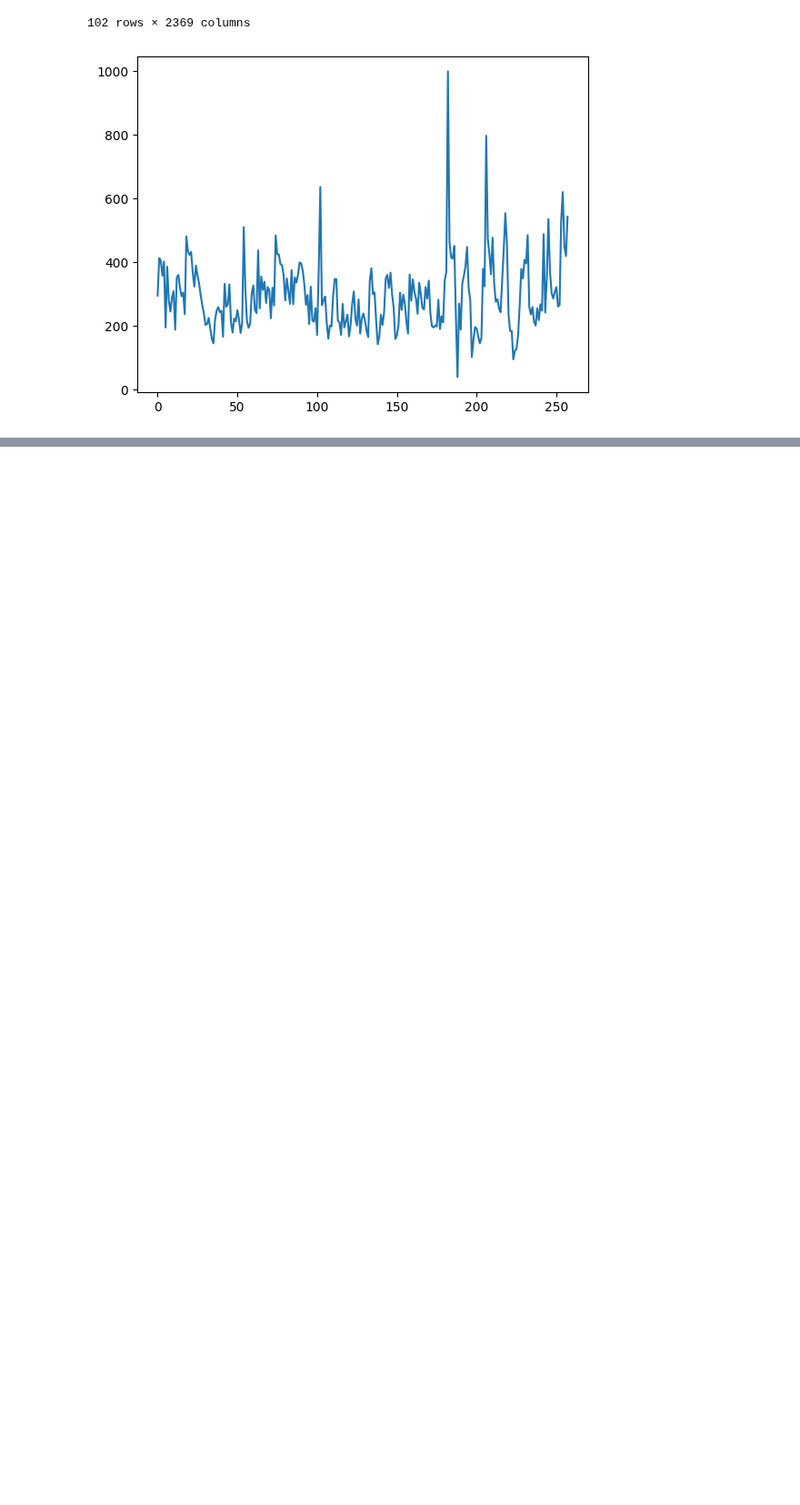
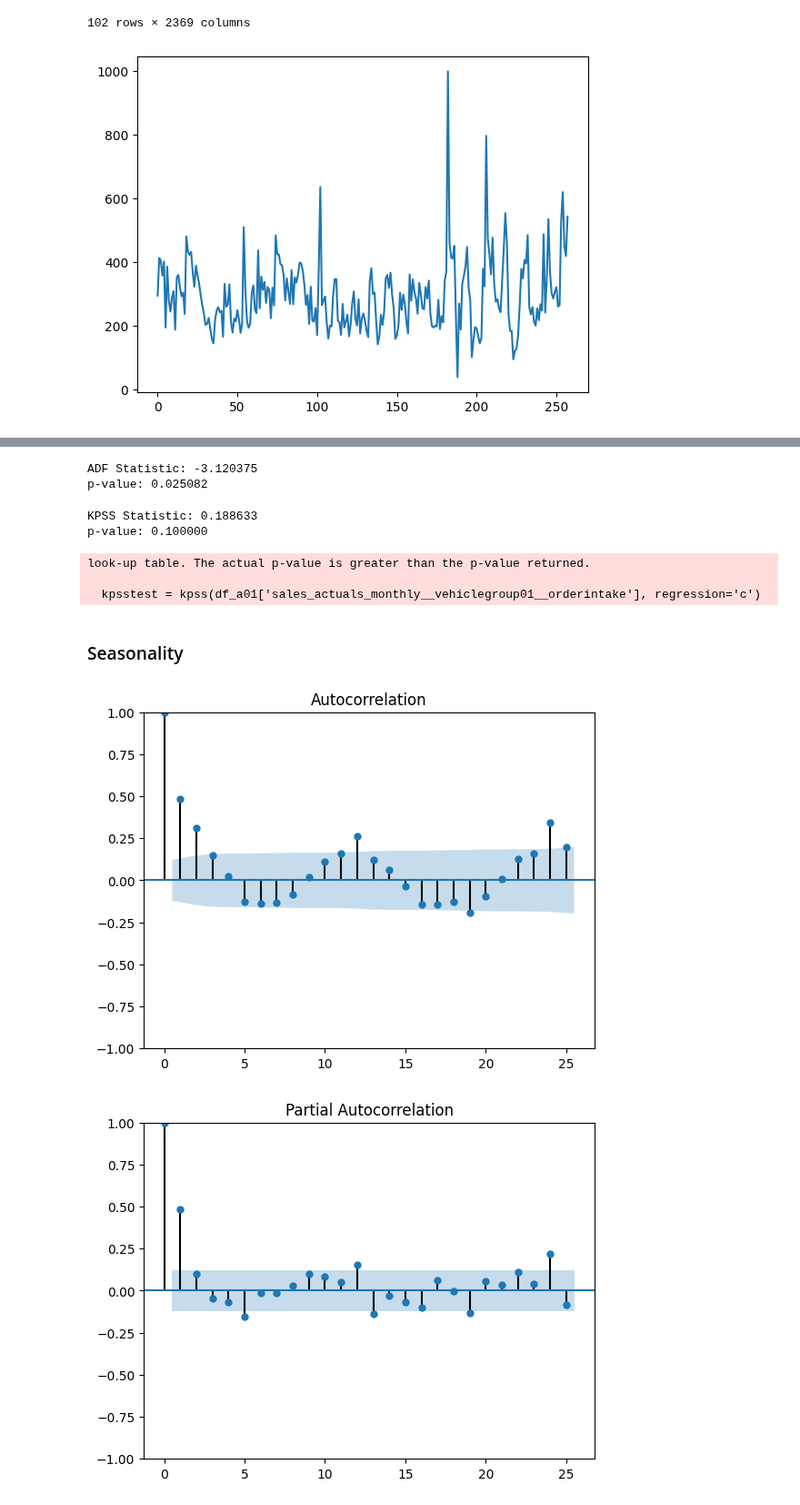
Before and after one commit to zuivu/porsche-forecast-sale, a Jupyter notebook: Stefan1.ipynb, the cells around one changed output, grey strips where cells are left out. Shown at 91% size. Saved outputs shown, nothing was run; the diff lists cells and outputs as text; code cells hidden in the pictures; blank space fills up the shorter version.

```diff
--- a/Stefan1.ipynb
+++ b/Stefan1.ipynb
@@ -84,0 +152,47 @@ def drop(data):
+# %%
+# dickey fuller test
+from statsmodels.tsa.stattools import adfuller
+
+adf = adfuller(df_a01['sales_actuals_monthly__vehiclegroup01__orderintake'])
+print('ADF Statistic: %f' % adf[0])
+print('p-value: %f' % adf[1])
+# hypotheses
+# H0: time series is not stationary
+# H1: time series is stationary
+# p-value > 0.05 -> H0 cannot be rejected -> time series is not stationary
+# here: time series is stationary
+# %% [output]
+ADF Statistic: -3.120375
+p-value: 0.025082
+# %%
+# kpss test for stationarity
+from statsmodels.tsa.stattools import kpss
+
+kpsstest = kpss(df_a01['sales_actuals_monthly__vehiclegroup01__orderintake'], regression='c')
+print('KPSS Statistic: %f' % kpsstest[0])
+print('p-value: %f' % kpsstest[1])
+# hypotheses
+# H0: time series is stationary
+# H1: time series is not stationary
+# here: time series is stationary
+# %% [output]
+KPSS Statistic: 0.188633
+p-value: 0.100000
+look-up table. The actual p-value is greater than the p-value returned.
+
+  kpsstest = kpss(df_a01['sales_actuals_monthly__vehiclegroup01__orderintake'], regression='c')
+# %% [markdown]
+### Seasonality
+# %%
+# acf and pacf
+from statsmodels.graphics.tsaplots import plot_acf
+from statsmodels.graphics.tsaplots import plot_pacf
+
+plot_acf(df_a01)
+plt.show()
+
+plot_pacf(df_a01)
+plt.show()
+# %% [output]
+[figure, added]
+[figure, added]
```
Also changed, not shown: parts of 14 cells of this notebook, 1 other file.
